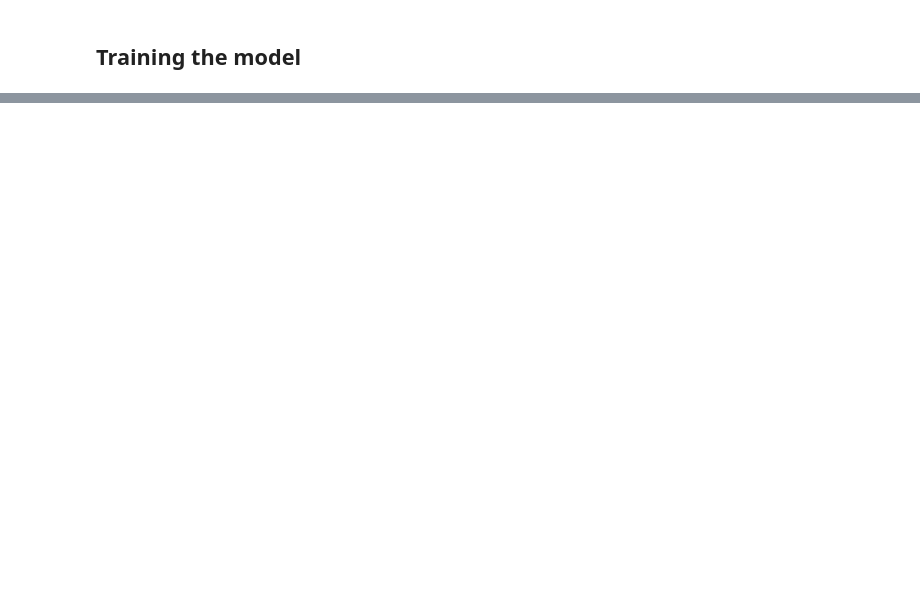
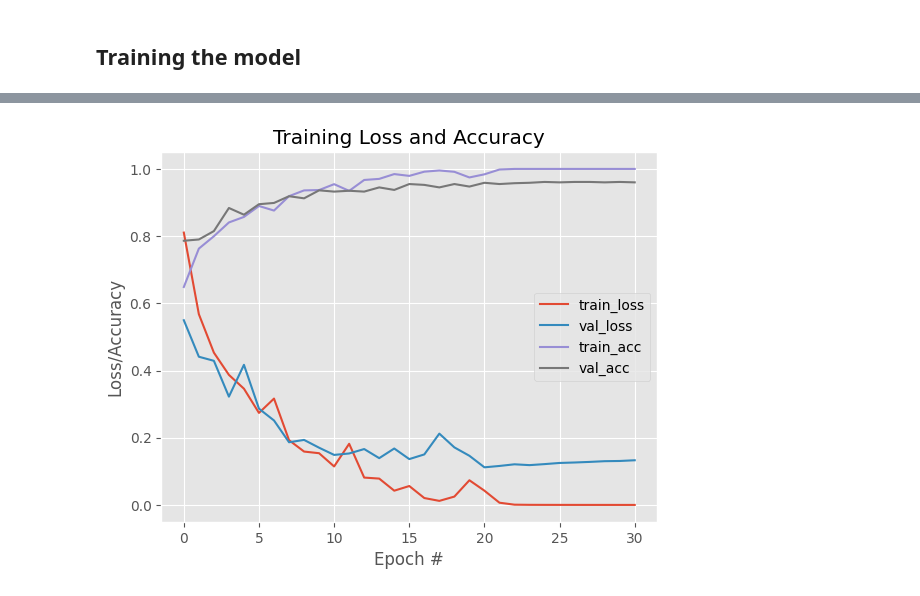
Before and after one commit to jramon-mm/14MBID-TFM, a Jupyter notebook: Crop-Disease-Detection/Crop_disease_detection.ipynb, the cells around one changed output, grey strips where cells are left out. Cells and saved outputs as stored; diff of their text form; code cells hidden in the pictures; blank space fills up the shorter version.

Commit message:
RAM issue solved with 1k CSV load and resizing images to 64x64. First training with good results.

```diff
--- a/Crop-Disease-Detection/Crop_disease_detection.ipynb
+++ b/Crop-Disease-Detection/Crop_disease_detection.ipynb
@@ -575,3 +589,30 @@ Total params: 4,284,876
 Trainable params: 4,284,876
 Non-trainable params: 0
 _________________________________________________________________
+# %%
+# Instanciamos modelo secuencial
+cnn = keras.Sequential()
+
+# Bloque convolucional 1
+cnn.add(Conv2D(16,(3,3), input_shape=(64,64,3), padding='same', activation='relu'))
+cnn.add(Conv2D(16,(3,3), input_shape=(64,64,3), padding='same', activation='relu'))
+cnn.add(MaxPooling2D((2,2)))
+
+# Bloque convolucional 2
+cnn.add(Conv2D(32,(3,3), padding='same', activation='relu'))
+cnn.add(Conv2D(32,(3,3), padding='same', activation='relu'))
+cnn.add(MaxPooling2D((2,2)))
+
+# Bloque convolucional 3
+cnn.add(Conv2D(64,(3,3), padding='same', activation='relu'))
+cnn.add(Conv2D(64,(3,3), padding='same', activation='relu'))
+cnn.add(MaxPooling2D((2,2)))
+
+# Top model para la clasificacion
+cnn.add(Flatten())
+cnn.add(Dense(512, activation='relu'))
+cnn.add(Dense(4, activation='softmax'))
+
+
+# Mostramos resumen de la CNN
+cnn.summary()
@@ -584,19 +670,19 @@ def show_training_info(hist_object):
   plt.figure()
   plt.plot(hist_object.history["loss"], label="train_loss")
   plt.plot(hist_object.history["val_loss"], label="val_loss")
-  plt.plot(hist_object.history["accuracy"], label="train_acc")
-  plt.plot(hist_object.history["val_accuracy"], label="val_acc")
+  plt.plot(hist_object.history["sparse_categorical_accuracy"], label="train_acc")
+  plt.plot(hist_object.history["val_sparse_categorical_accuracy"], label="val_acc")
   plt.title("Training Loss and Accuracy")
   plt.xlabel("Epoch #")
   plt.ylabel("Loss/Accuracy")
   plt.legend()
 
   # Showing best epoch and its information
-  best_epoch_idx = np.argmax(hist_object.history['val_accuracy'])
+  best_epoch_idx = np.argmax(hist_object.history['val_sparse_categorical_accuracy'])
   best_epoch_train_loss = hist_object.history['loss'][best_epoch_idx]
-  best_epoch_train_accuracy = hist_object.history['accuracy'][best_epoch_idx]
+  best_epoch_train_accuracy = hist_object.history['sparse_categorical_accuracy'][best_epoch_idx]
   best_epoch_val_loss = hist_object.history['val_loss'][best_epoch_idx]
-  best_epoch_val_accuracy = hist_object.history['val_accuracy'][best_epoch_idx]
+  best_epoch_val_accuracy = hist_object.history['val_sparse_categorical_accuracy'][best_epoch_idx]
   print("Best epoch:", best_epoch_idx)
   print("Best epoch train loss: {:.4f}".format(best_epoch_train_loss))
   print("Best epoch train accuracy: {:.4f}".format(best_epoch_train_accuracy))
@@ -614,4 +700,4 @@ early_stopping = EarlyStopping(monitor='val_loss', patience=10)
 
 # Entrenamos CNN
 #cnn_vanilla = cnn.fit(x_train, y_train, epochs=50, batch_size=32, callbacks=[early_stopping, model_checkpoint], validation_data=(x_val, y_val))
-cnn_vanilla = cnn.fit(x_train, y_train, epochs=50, batch_size=32, callbacks=[early_stopping], validation_data=(x_val, y_val))
+cnn_hist = cnn.fit(x_train, y_train, epochs=50, batch_size=32, callbacks=[early_stopping], validation_data=(x_val, y_val))
@@ -617,0 +722,4 @@ cnn_vanilla = cnn.fit(x_train, y_train, epochs=50, batch_size=32, callbacks=[ear
+# %%
+# Muestro gráfica de accuracy y losses
+show_training_info(cnn_hist)
+# %% [output]
@@ -617,0 +731 @@ cnn_vanilla = cnn.fit(x_train, y_train, epochs=50, batch_size=32, callbacks=[ear
+[figure, added]
```
Also changed, not shown: parts of 12 cells of this notebook.
